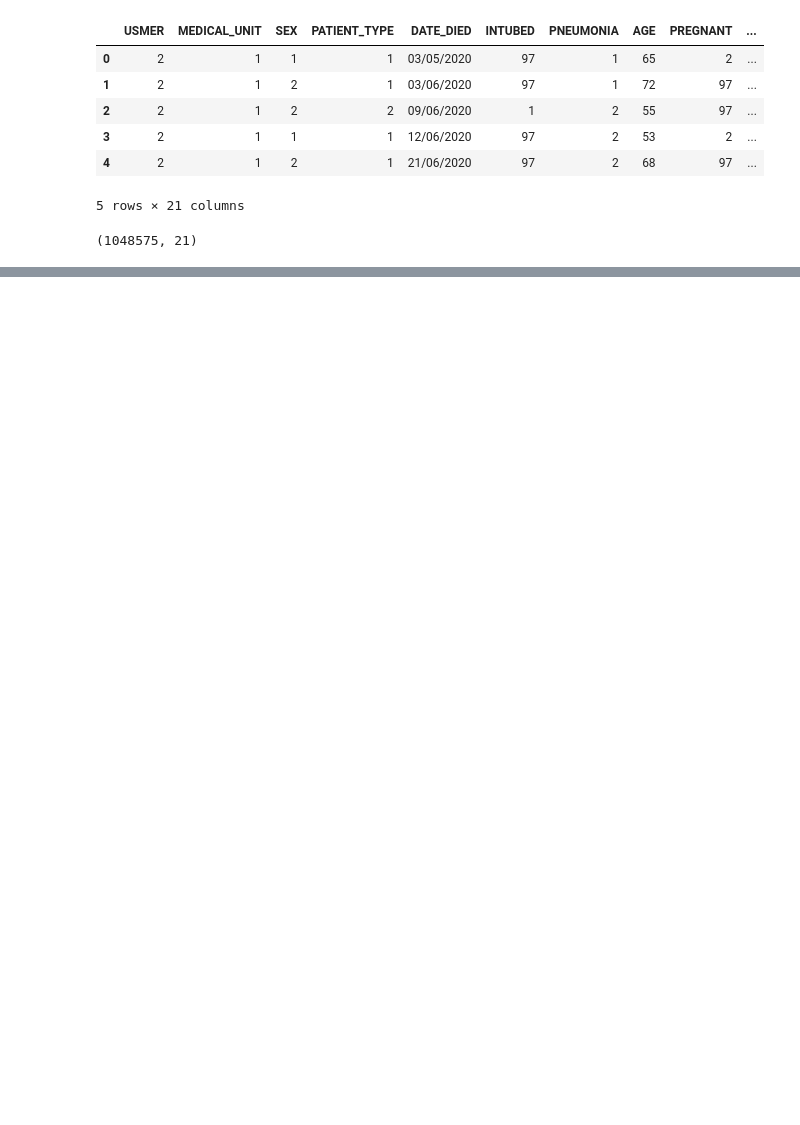
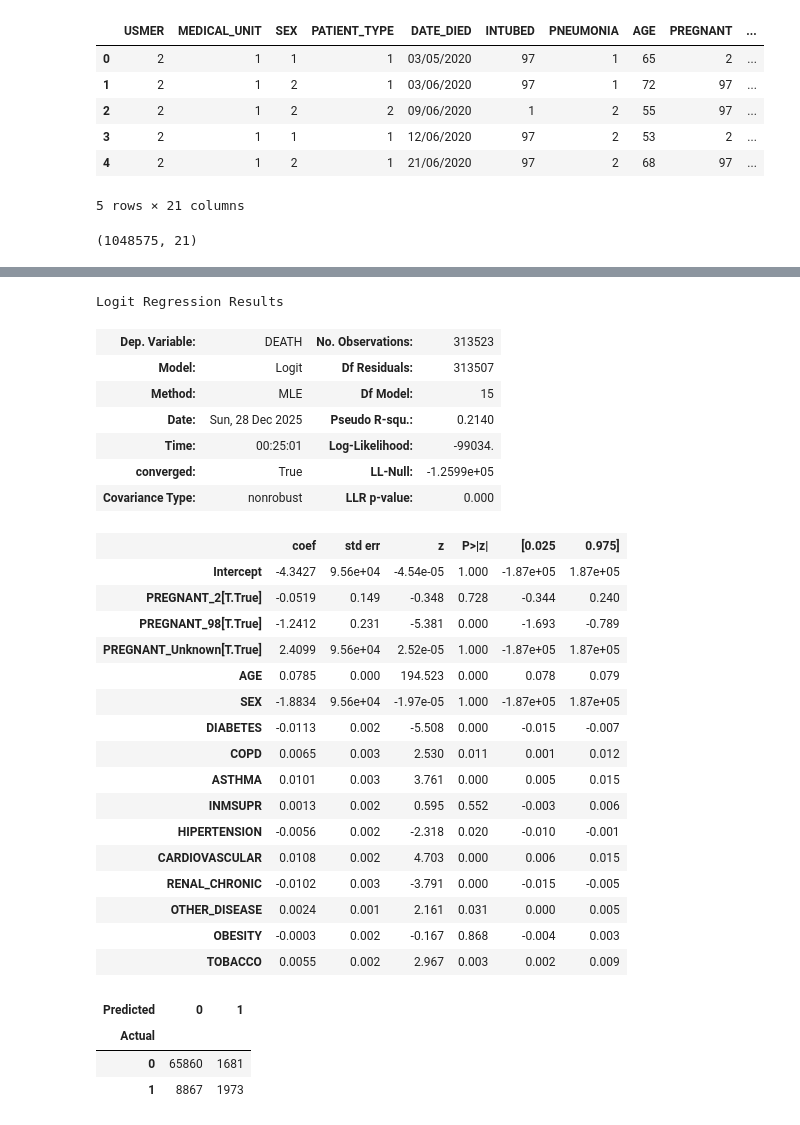
Before and after one commit to waz-abd/COVID-19-Mortality-Risk-Prediction, a Jupyter notebook: ML-Analysis.ipynb, the cells around one changed output, grey strips where cells are left out. Saved outputs shown, nothing was run; the diff lists cells and outputs as text; code cells hidden in the pictures; blank space fills up the shorter version.

```diff
--- a/ML-Analysis.ipynb
+++ b/ML-Analysis.ipynb
@@ -60,0 +205,11 @@ myData[demo_variables].head()
+# %%
+# 7. Cross Validation
+
+df_model = model_data.copy()
+df_model["DEATH"] = y.values
+# %%
+TData = (df_model.groupby("DEATH", group_keys = False).apply(lambda d: d.sample(
+    frac = 0.8,
+    random_state = 42)
+    ))
+VData = df_model.drop(TData.index)
@@ -60,0 +243,28 @@ myData[demo_variables].head()
+# %%
+logit_model.summary()
+# %% [output]
+Logit Regression Results
+| Dep. Variable: | DEATH | No. Observations: | 313523 |
+| Model: | Logit | Df Residuals: | 313507 |
+| Method: | MLE | Df Model: | 15 |
+| Date: | Sun, 28 Dec 2025 | Pseudo R-squ.: | 0.2140 |
+| Time: | 00:25:01 | Log-Likelihood: | -99034. |
+| converged: | True | LL-Null: | -1.2599e+05 |
+| Covariance Type: | nonrobust | LLR p-value: | 0.000 |
+|  | coef | std err | z | P>|z| | [0.025 | 0.975] |
+| Intercept | -4.3427 | 9.56e+04 | -4.54e-05 | 1.000 | -1.87e+05 | 1.87e+05 |
+| PREGNANT_2[T.True] | -0.0519 | 0.149 | -0.348 | 0.728 | -0.344 | 0.240 |
+| PREGNANT_98[T.True] | -1.2412 | 0.231 | -5.381 | 0.000 | -1.693 | -0.789 |
+| PREGNANT_Unknown[T.True] | 2.4099 | 9.56e+04 | 2.52e-05 | 1.000 | -1.87e+05 | 1.87e+05 |
+| AGE | 0.0785 | 0.000 | 194.523 | 0.000 | 0.078 | 0.079 |
+| SEX | -1.8834 | 9.56e+04 | -1.97e-05 | 1.000 | -1.87e+05 | 1.87e+05 |
+| DIABETES | -0.0113 | 0.002 | -5.508 | 0.000 | -0.015 | -0.007 |
+| COPD | 0.0065 | 0.003 | 2.530 | 0.011 | 0.001 | 0.012 |
+| ASTHMA | 0.0101 | 0.003 | 3.761 | 0.000 | 0.005 | 0.015 |
+| INMSUPR | 0.0013 | 0.002 | 0.595 | 0.552 | -0.003 | 0.006 |
+| HIPERTENSION | -0.0056 | 0.002 | -2.318 | 0.020 | -0.010 | -0.001 |
+| CARDIOVASCULAR | 0.0108 | 0.002 | 4.703 | 0.000 | 0.006 | 0.015 |
+| RENAL_CHRONIC | -0.0102 | 0.003 | -3.791 | 0.000 | -0.015 | -0.005 |
+| OTHER_DISEASE | 0.0024 | 0.001 | 2.161 | 0.031 | 0.000 | 0.005 |
+| OBESITY | -0.0003 | 0.002 | -0.167 | 0.868 | -0.004 | 0.003 |
+| TOBACCO | 0.0055 | 0.002 | 2.967 | 0.003 | 0.002 | 0.009 |
@@ -60,0 +278,10 @@ myData[demo_variables].head()
+# %%
+# 10. Confusion Matrix
+
+matrix = pd.crosstab(VData["DEATH"], val_pred, rownames = ["Actual"], colnames = ["Predicted"])
+matrix
+# %% [output]
+| Predicted | 0 | 1 |
+| Actual |  |  |
+| 0 | 65860 | 1681 |
+| 1 | 8867 | 1973 |
```
Also changed, not shown: parts of 29 cells of this notebook.
